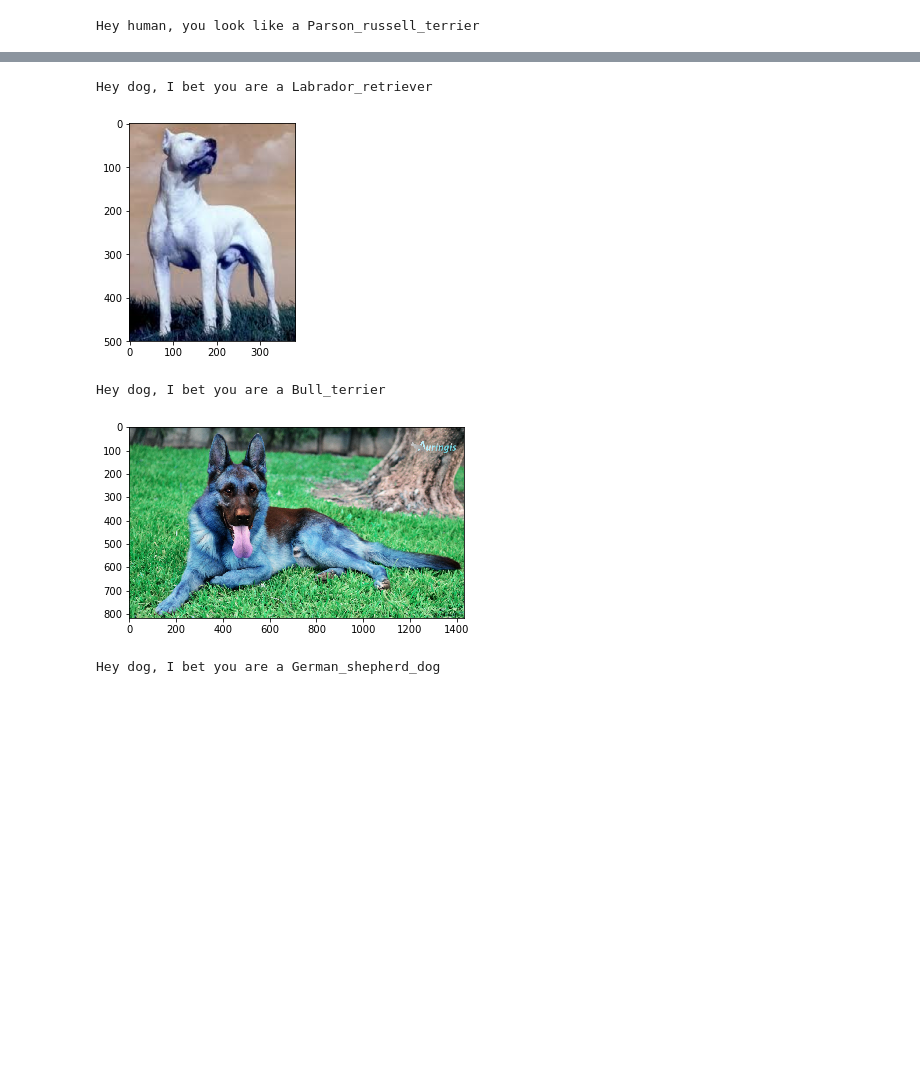
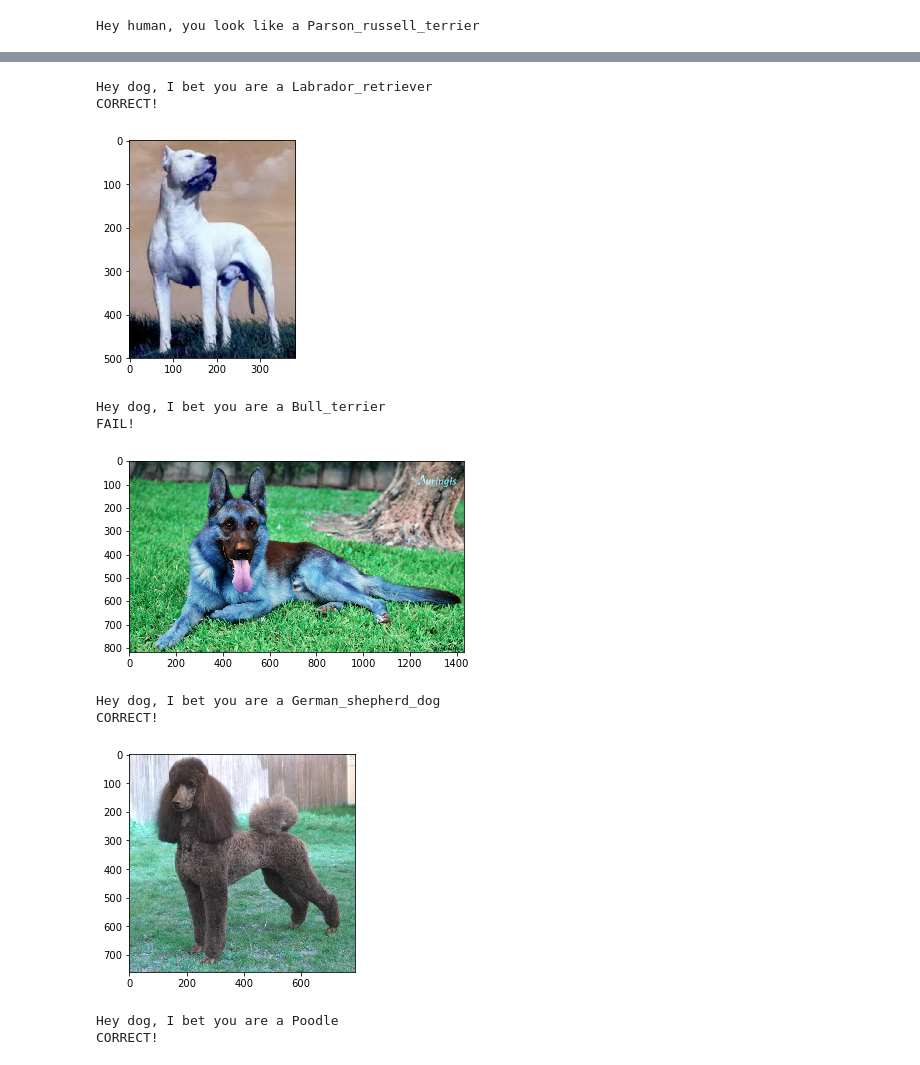
Before and after one commit to psalaberria002/dog-project, a Jupyter notebook: dog_app.ipynb, the cells around one changed output, grey strips where cells are left out. Cells and saved outputs as stored; diff of their text form; code cells hidden in the pictures; blank space fills up the shorter version.

Commit message:
Answer questions and add poodle

```diff
--- a/dog_app.ipynb
+++ b/dog_app.ipynb
@@ -774,12 +781,23 @@ Hey human, you look like a Parson_russell_terrier
 Hey human, you look like a Parson_russell_terrier
 # %%
 dog_or_human('images/labrador.png')
+print("CORRECT!")
 dog_or_human('images/dogo.png')
+print("FAIL!")
 dog_or_human('images/pastor.png')
+print("CORRECT!")
+dog_or_human('images/poodle.png')
+print("CORRECT!")
 # %% [output]
 [figure]
 Hey dog, I bet you are a Labrador_retriever
+CORRECT!
 [figure]
 Hey dog, I bet you are a Bull_terrier
+FAIL!
 [figure]
 Hey dog, I bet you are a German_shepherd_dog
+CORRECT!
+[figure, added]
+Hey dog, I bet you are a Poodle
+CORRECT!
```
Also changed, not shown: parts of 4 cells of this notebook, 2 other files.
